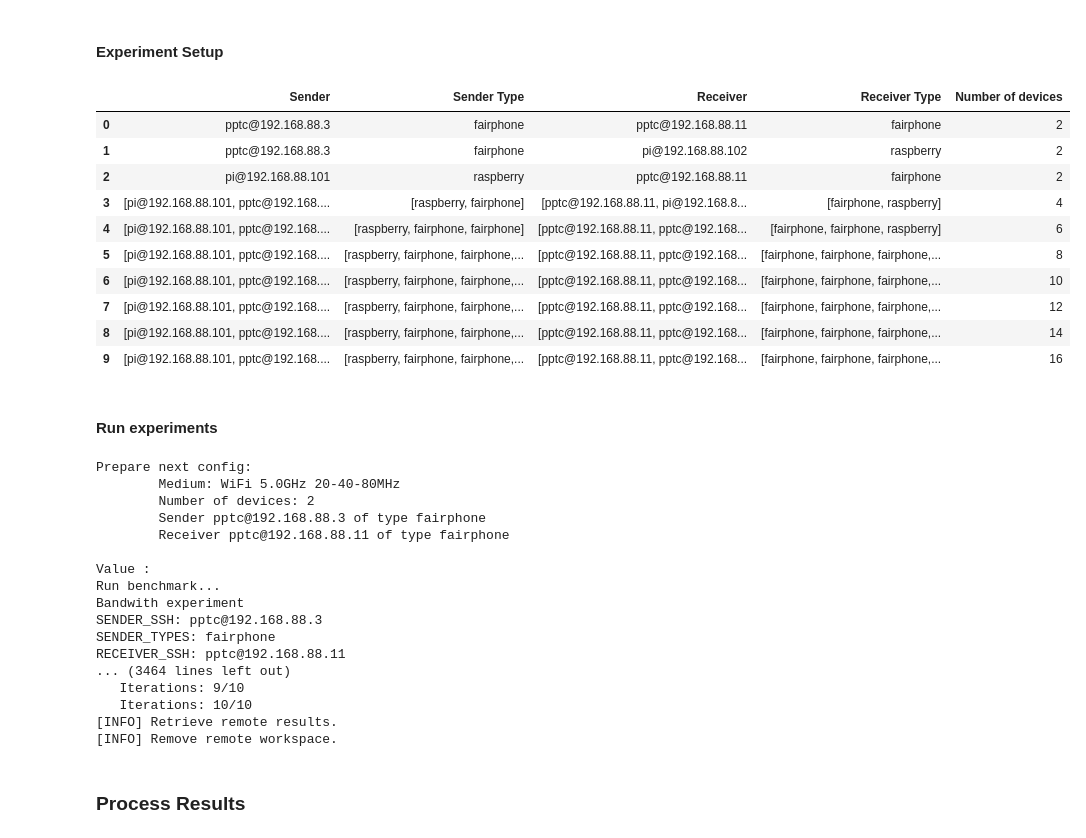
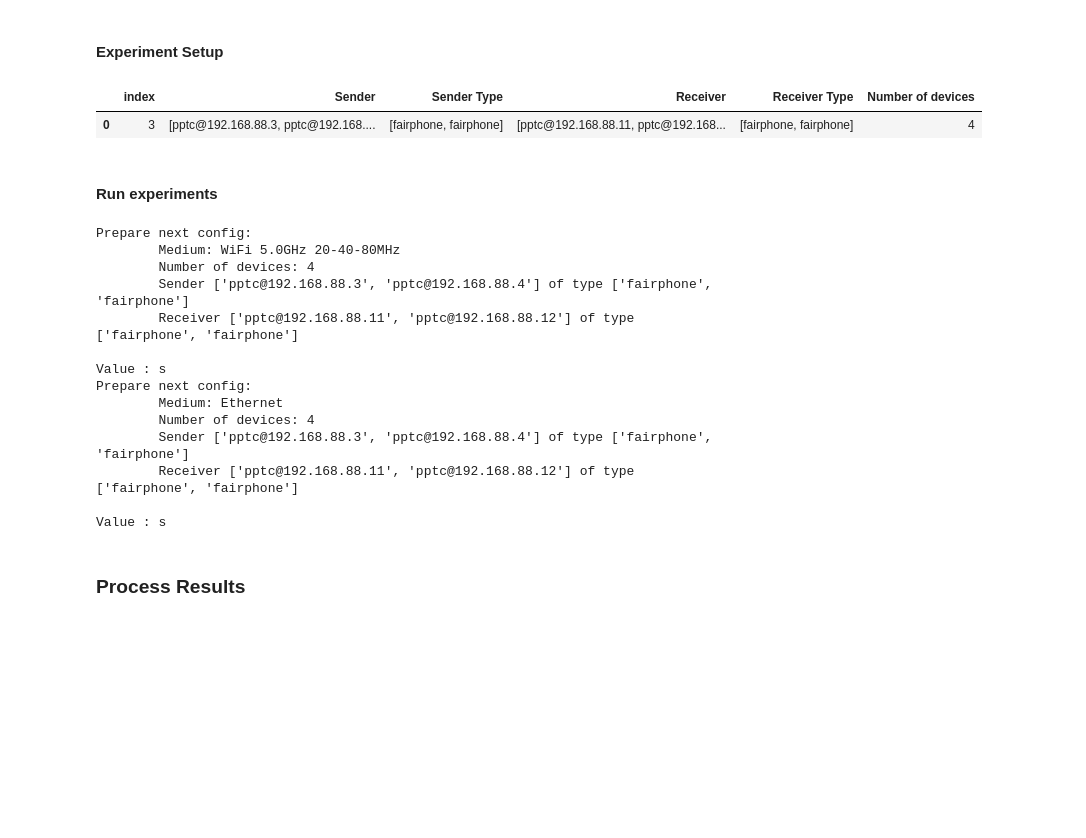
Before and after one commit to CorentinLibert/Cluster-of-upcycled-smartphones, a Jupyter notebook: Benchmark/homemade/networking/device_networking_capabilities_experiments.ipynb, the cells around one changed output. Cells and saved outputs as stored; diff of their text form; code cells hidden in the pictures; blank space fills up the shorter version.

```diff
--- a/Benchmark/homemade/networking/device_networking_capabilities_experiments.ipynb
+++ b/Benchmark/homemade/networking/device_networking_capabilities_experiments.ipynb
@@ -624,52 +623,44 @@ for key, item in medium_group:
 # %%
 # Experiment informations
 experiment_name="Increase active devices"
 timestamp=datetime.datetime.now() # Current timestamp
 
 # Experiment Settings
-# "WiFi 2.4GHz 20-40MHz",
-medium = ["WiFi 5.0GHz 20-40-80MHz", "Ethernet"]
+
+medium = ["WiFi 2.4GHz 20-40MHz", "WiFi 5.0GHz 20-40-80MHz", "Ethernet"]
 sender_pi_ssh = ["pi@192.168.88.101"]
 receiver_pi_ssh = ["pi@192.168.88.102"]
 pi_type = ["raspberry"]
 sender_ssh = ["pptc@192.168.88.3", "pptc@192.168.88.4", "pptc@192.168.88.5", "pptc@192.168.88.6", "pptc@192.168.88.7", "pptc@192.168.88.8", "pptc@192.168.88.9"]
 sender_types = ["fairphone"] * len(sender_ssh)
 receiver_ssh = ["pptc@192.168.88.11", "pptc@192.168.88.12", "pptc@192.168.88.13", "pptc@192.168.88.14", "pptc@192.168.88.15", "pptc@192.168.88.16", "pptc@192.168.88.17"]
 receiver_types = ["fairphone"] * len(receiver_ssh)
 iterations=10
 # direction="both"
 duration=10
 omit=5
 number_devices = list(range(2,17, 2))
 
 
 df = pd.DataFrame()
-df["Sender"] = sender_ssh[:1] * 2 + sender_pi_ssh + [sender_pi_ssh + sender_ssh[:int(i/2)] for i in number_devices[:-1]]
-df["Sender Type"] = sender_types[:1] * 2 + pi_type + [pi_type + sender_types[:int(i/2)] for i in number_devices[:-1]]
-df["Receiver"] = receiver_ssh[:1] + receiver_pi_ssh + receiver_ssh[:1] + [receiver_ssh[:int(i/2)] + receiver_pi_ssh for i in number_devices[:-1]]
-df["Receiver Type"] = receiver_types[:1] + pi_type + receiver_types[:1] + [receiver_types[:int(i/2)] + pi_type for i in number_devices[:-1]]
-df["Number of devices"] = [2] * 3 + number_devices[1:]
+df["Sender"] = sender_ssh[:1] * 2 + sender_pi_ssh + [sender_ssh[:2]] + [sender_pi_ssh + sender_ssh[:int(i/2)] for i in number_devices[:-1]]
+df["Sender Type"] = sender_types[:1] * 2 + pi_type + [sender_types[:2]] + [pi_type + sender_types[:int(i/2)] for i in number_devices[:-1]]
+df["Receiver"] = receiver_ssh[:1] + receiver_pi_ssh + receiver_ssh[:1] + [receiver_ssh[:2]] + [receiver_ssh[:int(i/2)] + receiver_pi_ssh for i in number_devices[:-1]]
+df["Receiver Type"] = receiver_types[:1] + pi_type + receiver_types[:1] + [receiver_types[:2]] + [receiver_types[:int(i/2)] + pi_type for i in number_devices[:-1]]
+df["Number of devices"] = [2] * 3 + [4] + number_devices[1:]
 
 df = df.sort_values(by=["Number of devices"], ascending=True, ignore_index=True)
+df = df.loc[[3]].reset_index()
 display(df)
 # %% [output]
-|  | Sender | Sender Type | Receiver | Receiver Type | Number of devices |
-| 0 | pptc@192.168.88.3 | fairphone | pptc@192.168.88.11 | fairphone | 2 |
-| 1 | pptc@192.168.88.3 | fairphone | pi@192.168.88.102 | raspberry | 2 |
-| 2 | pi@192.168.88.101 | raspberry | pptc@192.168.88.11 | fairphone | 2 |
-| 3 | [pi@192.168.88.101, pptc@192.168.... | [raspberry, fairphone] | [pptc@192.168.88.11, pi@192.168.8... | [fairphone, raspberry] | 4 |
-| 4 | [pi@192.168.88.101, pptc@192.168.... | [raspberry, fairphone, fairphone] | [pptc@192.168.88.11, pptc@192.168... | [fairphone, fairphone, raspberry] | 6 |
-| 5 | [pi@192.168.88.101, pptc@192.168.... | [raspberry, fairphone, fairphone,... | [pptc@192.168.88.11, pptc@192.168... | [fairphone, fairphone, fairphone,... | 8 |
-| 6 | [pi@192.168.88.101, pptc@192.168.... | [raspberry, fairphone, fairphone,... | [pptc@192.168.88.11, pptc@192.168... | [fairphone, fairphone, fairphone,... | 10 |
-| 7 | [pi@192.168.88.101, pptc@192.168.... | [raspberry, fairphone, fairphone,... | [pptc@192.168.88.11, pptc@192.168... | [fairphone, fairphone, fairphone,... | 12 |
-| 8 | [pi@192.168.88.101, pptc@192.168.... | [raspberry, fairphone, fairphone,... | [pptc@192.168.88.11, pptc@192.168... | [fairphone, fairphone, fairphone,... | 14 |
-| 9 | [pi@192.168.88.101, pptc@192.168.... | [raspberry, fairphone, fairphone,... | [pptc@192.168.88.11, pptc@192.168... | [fairphone, fairphone, fairphone,... | 16 |
+|  | index | Sender | Sender Type | Receiver | Receiver Type | Number of devices |
+| 0 | 3 | [pptc@192.168.88.3, pptc@192.168.... | [fairphone, fairphone] | [pptc@192.168.88.11, pptc@192.168... | [fairphone, fairphone] | 4 |
 # %% [markdown]
 #### Run experiments
 # %%
 # Experiment path
 curr_exp_dir = global_res_dir + "/" + experiment_name.replace(' ', '_') + "_" + timestamp.strftime("%Y%m%dT%H%M%S")
-curr_exp_dir = global_res_dir + "/" + experiment_name.replace(' ', '_') + "_20240808T111133"
+# curr_exp_dir = global_res_dir + "/" + experiment_name.replace(' ', '_') + "_Final"
 
 for m in medium:
     # Medium paths
@@ -736,21 +727,18 @@ for m in medium:
 # %% [output]
 Prepare next config:
         Medium: WiFi 5.0GHz 20-40-80MHz
-        Number of devices: 2
-        Sender pptc@192.168.88.3 of type fairphone
-        Receiver pptc@192.168.88.11 of type fairphone
+        Number of devices: 4
+        Sender ['pptc@192.168.88.3', 'pptc@192.168.88.4'] of type ['fairphone', 'fairphone']
+        Receiver ['pptc@192.168.88.11', 'pptc@192.168.88.12'] of type ['fairphone', 'fairphone']
 
-Value :
-Run benchmark...
-Bandwith experiment
-SENDER_SSH: pptc@192.168.88.3
-SENDER_TYPES: fairphone
-RECEIVER_SSH: pptc@192.168.88.11
-... (3464 lines left out)
-   Iterations: 9/10
-   Iterations: 10/10
-[INFO] Retrieve remote results.
-[INFO] Remove remote workspace.
+Value : s
+Prepare next config:
+        Medium: Ethernet
+        Number of devices: 4
+        Sender ['pptc@192.168.88.3', 'pptc@192.168.88.4'] of type ['fairphone', 'fairphone']
+        Receiver ['pptc@192.168.88.11', 'pptc@192.168.88.12'] of type ['fairphone', 'fairphone']
+
+Value : s
 # %% [markdown]
 ### Process Results
 # %%
```
Also changed, not shown: parts of 7 cells of this notebook, 58 other files.
